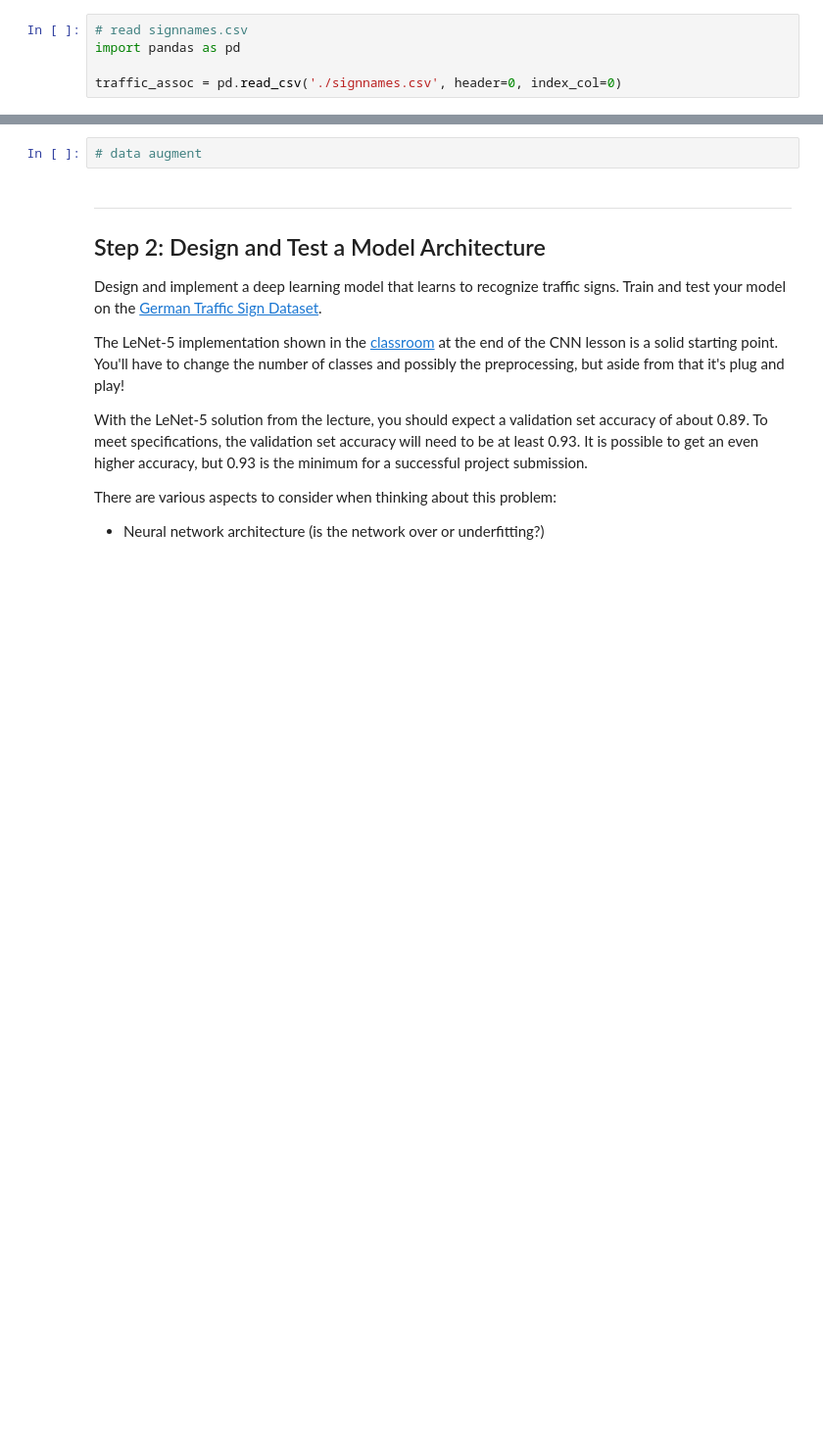
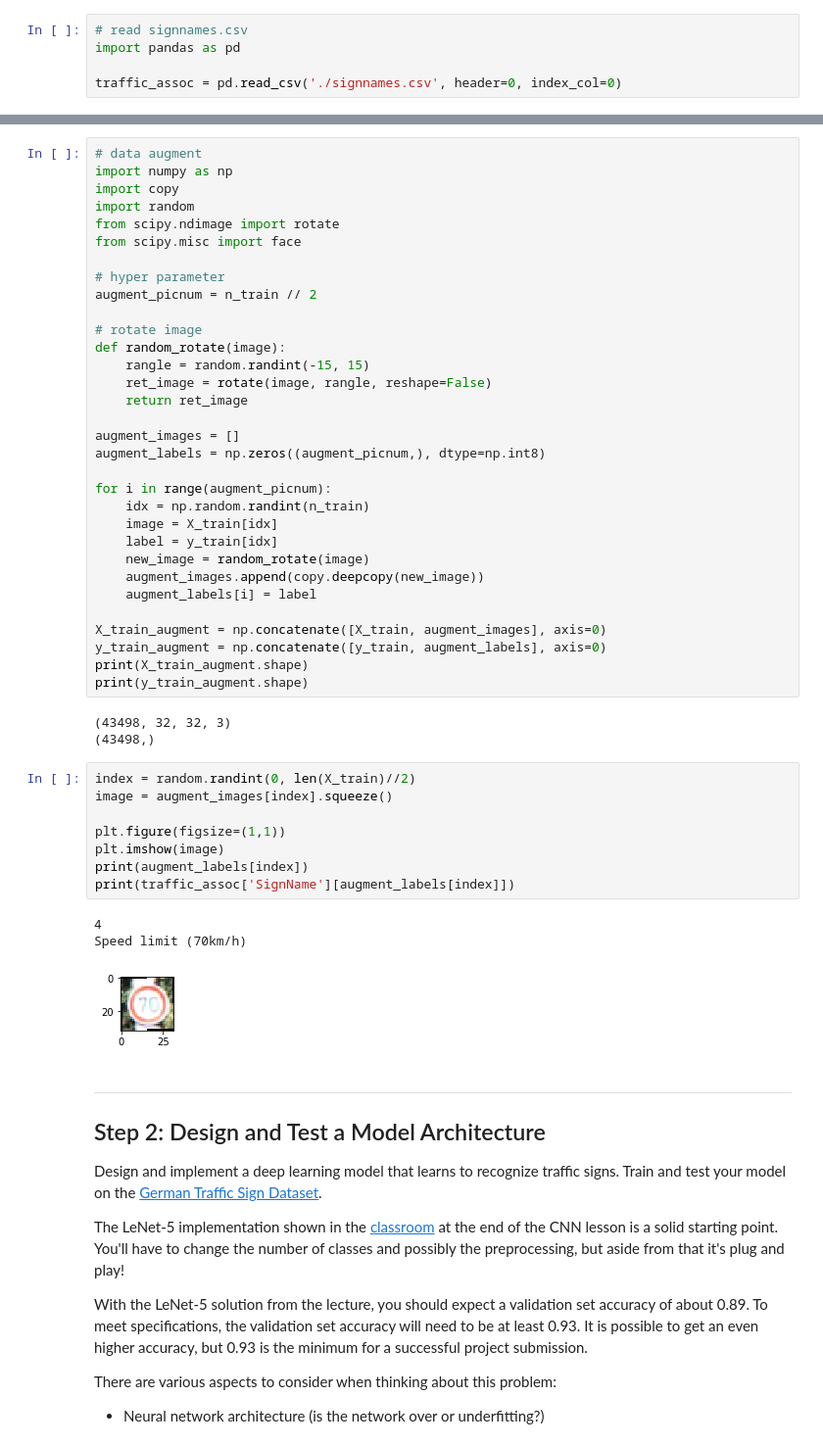
Before and after one commit to takam5f2/CarND-Traffic-Sign-Classifier-Project, a Jupyter notebook: Traffic_Sign_Classifier.ipynb, the cells around one changed output, grey strips where cells are left out. Shown at 98% size. Drawn from its saved outputs; the diff is of its cells as text; blank space fills up the shorter version.

```diff
--- a/Traffic_Sign_Classifier.ipynb
+++ b/Traffic_Sign_Classifier.ipynb
@@ -119,5 +119,50 @@ Ahead only
-# %%
-# data augment
+# %%
+# data augment
+import numpy as np
+import copy
+import random
+from scipy.ndimage import rotate
+from scipy.misc import face
+
+# hyper parameter
+augment_picnum = n_train // 2
+
+# rotate image
+def random_rotate(image):
+    rangle = random.randint(-15, 15)
+    ret_image = rotate(image, rangle, reshape=False)
+    return ret_image
+
+augment_images = []
+augment_labels = np.zeros((augment_picnum,), dtype=np.int8)
+
+for i in range(augment_picnum):
+    idx = np.random.randint(n_train)
+    image = X_train[idx]
+    label = y_train[idx]
+    new_image = random_rotate(image)
+    augment_images.append(copy.deepcopy(new_image))
+    augment_labels[i] = label
+
+X_train_augment = np.concatenate([X_train, augment_images], axis=0)
+y_train_augment = np.concatenate([y_train, augment_labels], axis=0)
+print(X_train_augment.shape)
+print(y_train_augment.shape)
+# %% [output]
+(43498, 32, 32, 3)
+(43498,)
+# %%
+index = random.randint(0, len(X_train)//2)
+image = augment_images[index].squeeze()
+
+plt.figure(figsize=(1,1))
+plt.imshow(image)
+print(augment_labels[index])
+print(traffic_assoc['SignName'][augment_labels[index]])
+# %% [output]
+4
+Speed limit (70km/h)
+[figure, added]
 # %% [markdown]
 ----
 
```
Also changed, not shown: parts of 6 cells of this notebook.
